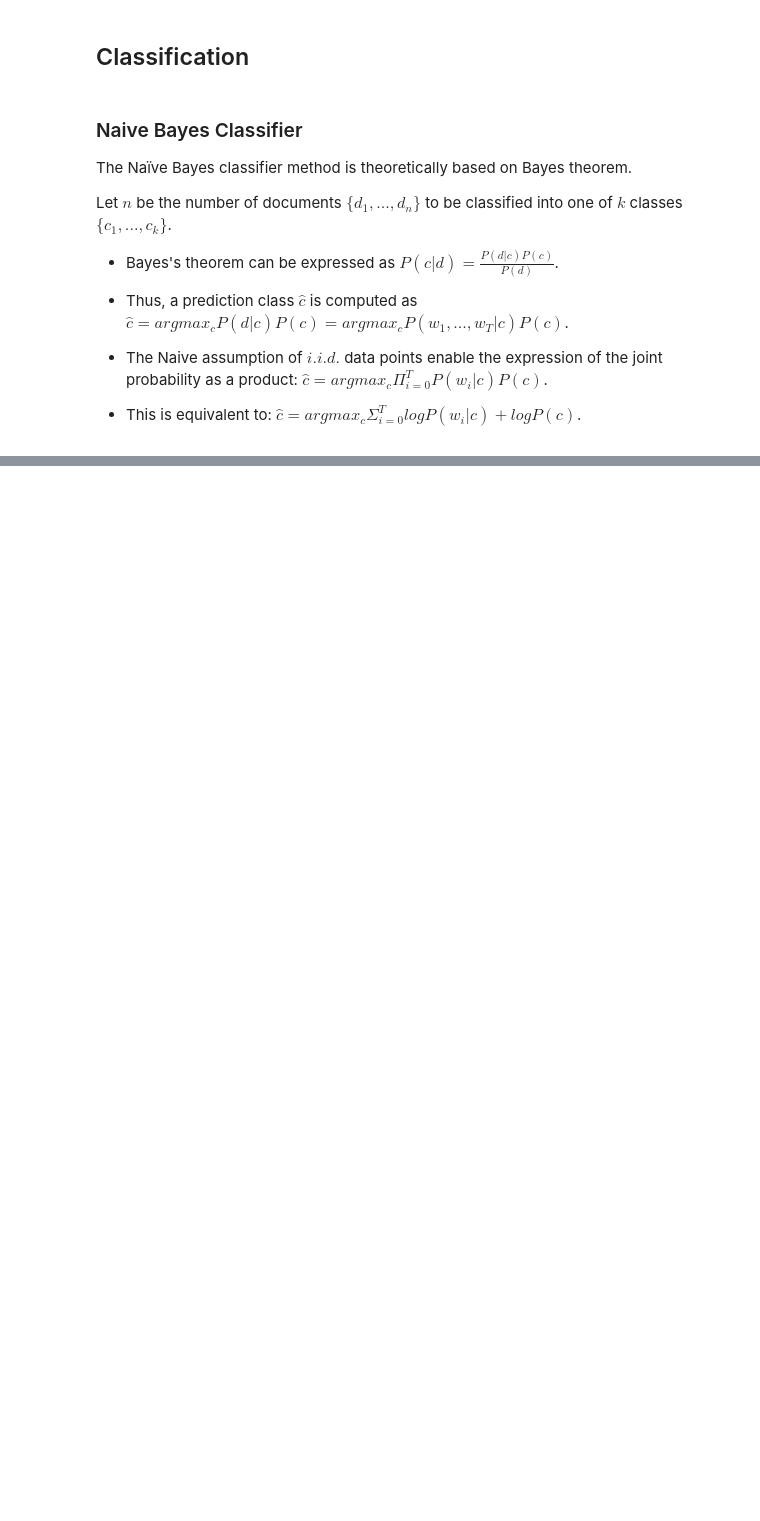
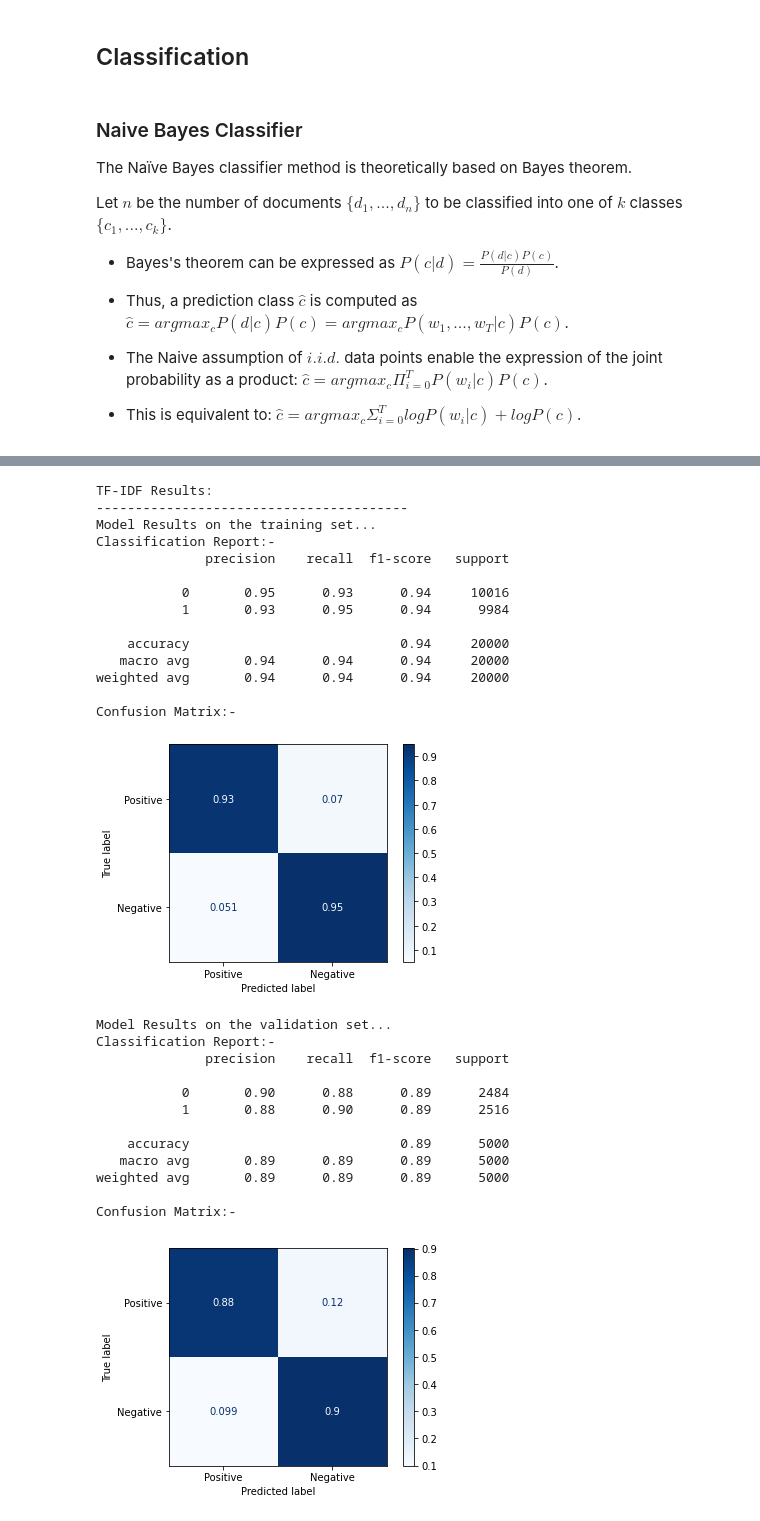
Before and after one commit to mike-ghaly/NLP, a Jupyter notebook: Language Tasks/Sentiment_Analysis.ipynb, the cells around one changed output, grey strips where cells are left out. Drawn from its saved outputs; the diff is of its cells as text; code cells hidden in the pictures; blank space fills up the shorter version.

```diff
--- a/Language Tasks/Sentiment_Analysis.ipynb
+++ b/Language Tasks/Sentiment_Analysis.ipynb
@@ -548,0 +606,33 @@ Confusion Matrix:-
+# %%
+print("\nTF-IDF Results:")
+print("----------------------------------------")
+fit_model(lr_model, tfidf_x_train, tfidf_x_val, y_train, y_val)
+# %% [output]
+TF-IDF Results:
+----------------------------------------
+Model Results on the training set...
+Classification Report:-
+              precision    recall  f1-score   support
+
+           0       0.95      0.93      0.94     10016
+           1       0.93      0.95      0.94      9984
+
+    accuracy                           0.94     20000
+   macro avg       0.94      0.94      0.94     20000
+weighted avg       0.94      0.94      0.94     20000
+
+Confusion Matrix:-
+[figure, added]
+Model Results on the validation set...
+Classification Report:-
+              precision    recall  f1-score   support
+
+           0       0.90      0.88      0.89      2484
+           1       0.88      0.90      0.89      2516
+
+    accuracy                           0.89      5000
+   macro avg       0.89      0.89      0.89      5000
+weighted avg       0.89      0.89      0.89      5000
+
+Confusion Matrix:-
+[figure, added]
```
Also changed, not shown: parts of 49 cells of this notebook.
